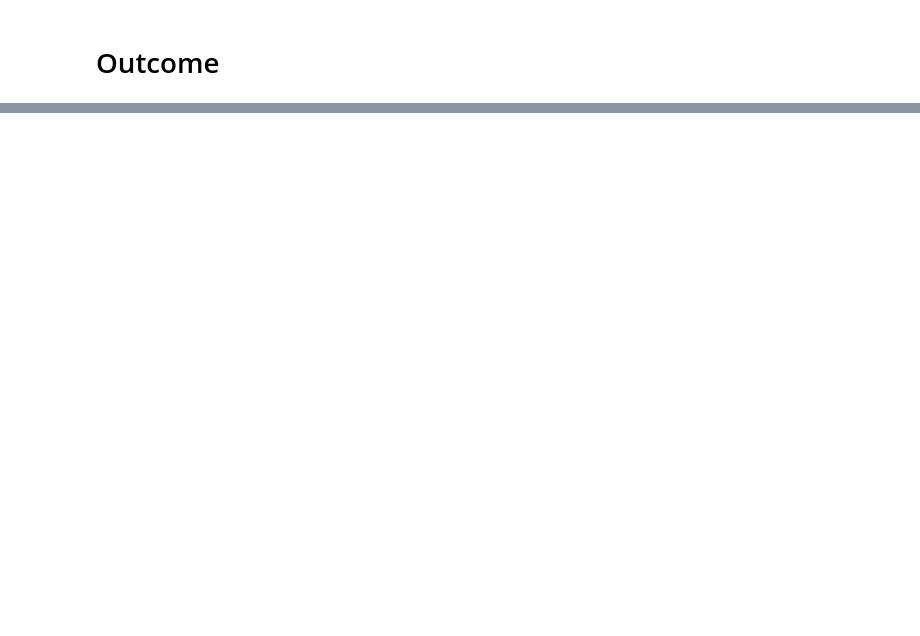
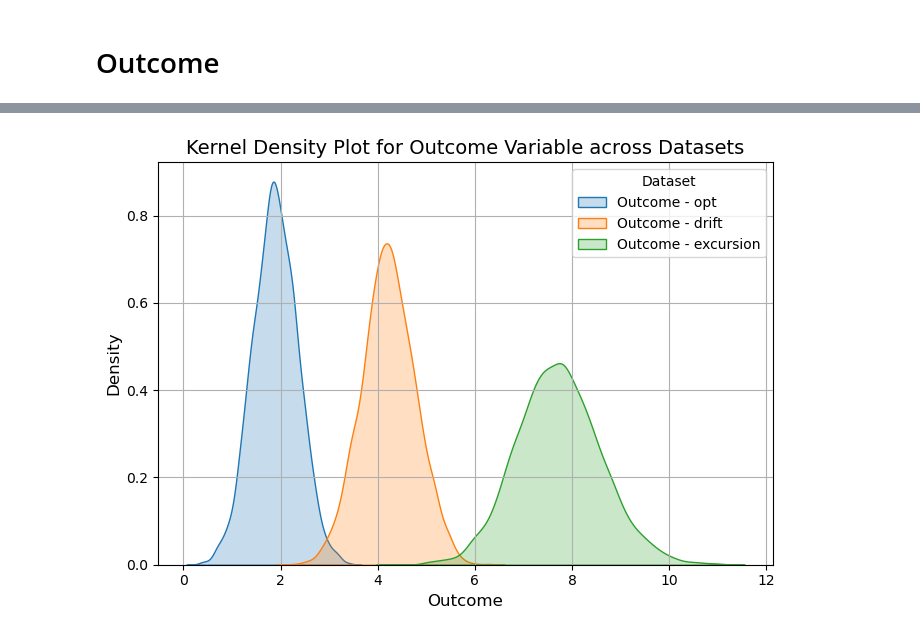
Before and after one commit to hritiksauw199/Nanomatter-Motionlab, a Jupyter notebook: data_generate code.ipynb, the cells around one changed output, grey strips where cells are left out. Saved outputs shown, nothing was run; the diff lists cells and outputs as text; code cells hidden in the pictures; blank space fills up the shorter version.

```diff
--- a/data_generate code.ipynb
+++ b/data_generate code.ipynb
@@ -133,0 +143,19 @@ plt.show()
+# %%
+plt.figure(figsize=(7, 5))
+
+# Loop over the datasets and plot the KDE for the 'outcome' variable in each
+for name, df in datasets.items():
+    sns.kdeplot(df['outcome'], label=f'Outcome - {name}', fill=True)
+
+# Add labels and title
+plt.title('Kernel Density Plot for Outcome Variable across Datasets', fontsize=14)
+plt.xlabel('Outcome', fontsize=12)
+plt.ylabel('Density', fontsize=12)
+plt.legend(title='Dataset')
+plt.grid(True)
+
+# Show the plot
+plt.tight_layout()
+plt.show()
+# %% [output]
+[figure, added]
```
Also changed, not shown: parts of 9 cells of this notebook.
